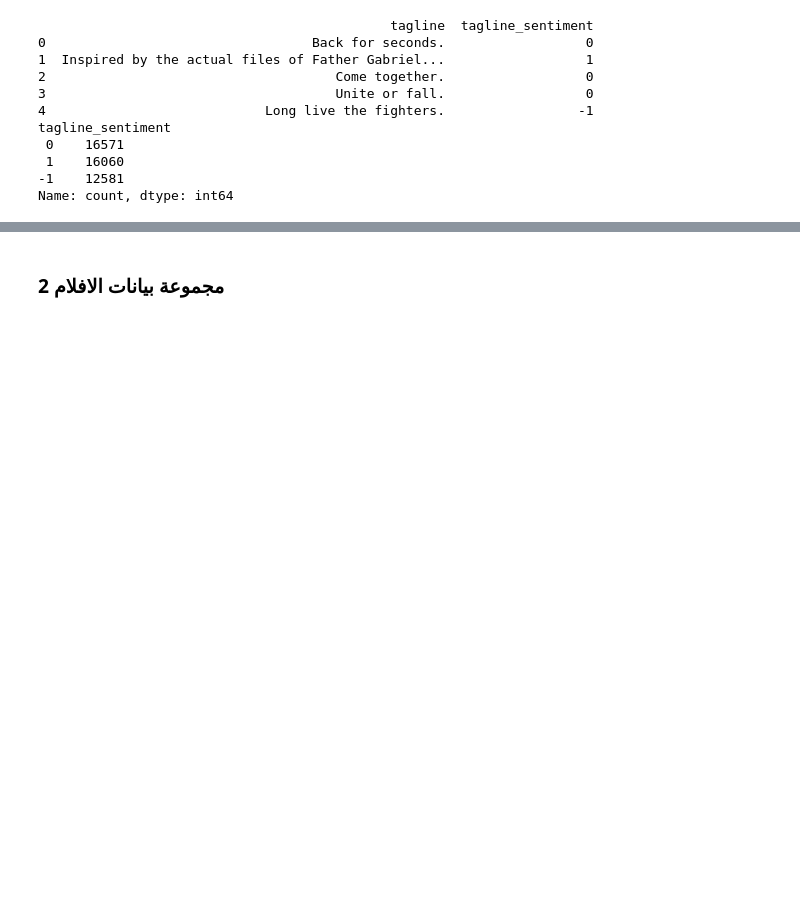
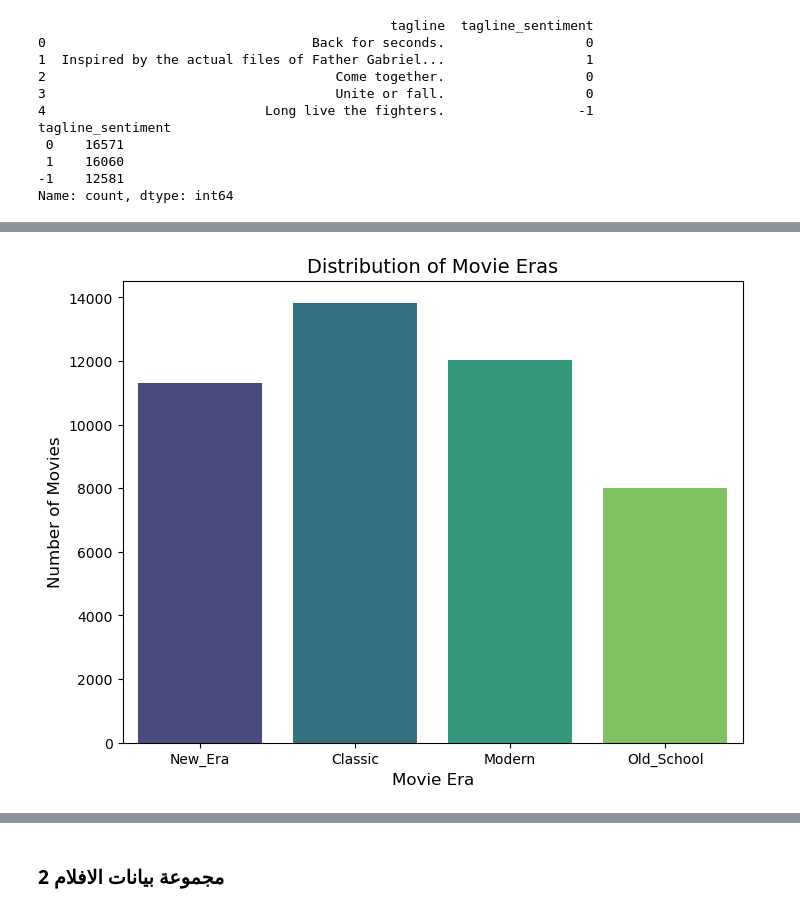
Before and after one commit to Noore573/MovieRevenue, a Jupyter notebook: CombinedNotebook.ipynb, the cells around one changed output, grey strips where cells are left out. Drawn from its saved outputs; the diff is of its cells as text; code cells hidden in the pictures; blank space fills up the shorter version.

```diff
--- a/CombinedNotebook.ipynb
+++ b/CombinedNotebook.ipynb
@@ -819,0 +835,10 @@ Name: count, dtype: int64
+# %%
+plt.figure(figsize=(8, 6))
+sns.countplot(data=english_movies, x='movie_era', palette='viridis')
+
+plt.title('Distribution of Movie Eras', fontsize=14)
+plt.xlabel('Movie Era', fontsize=12)
+plt.ylabel('Number of Movies', fontsize=12)
+plt.show()
+# %% [output]
+[figure, added]
```
Also changed, not shown: parts of 79 cells of this notebook.
